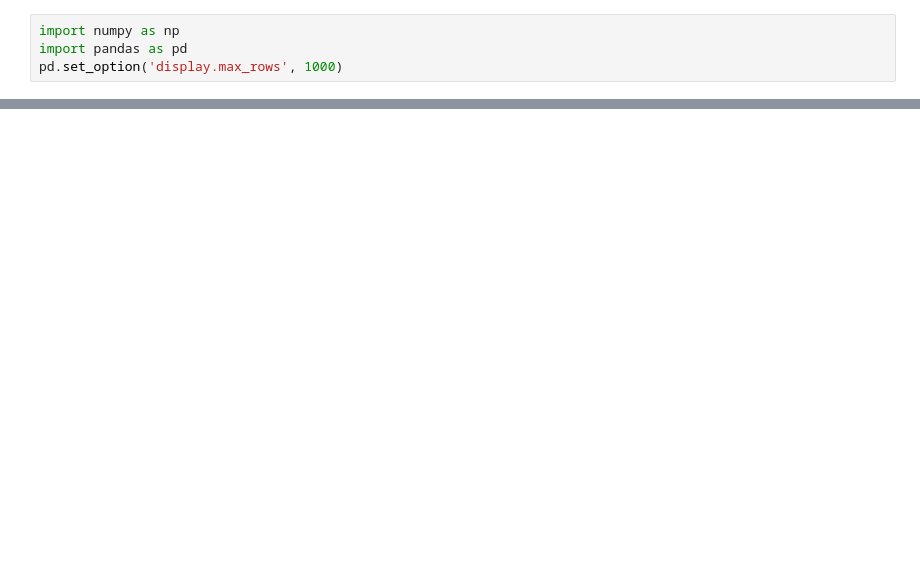
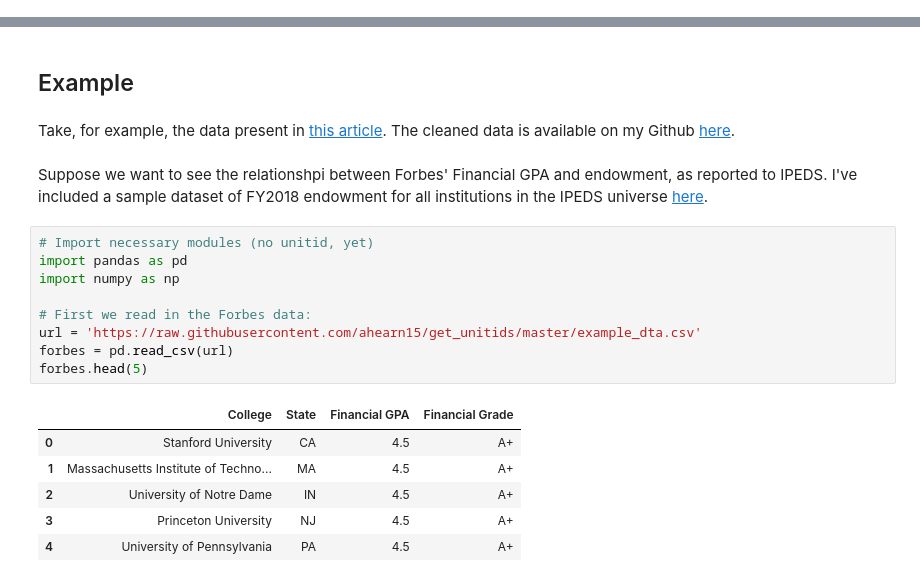
Before and after one commit to ahearn15/get_unitids, a Jupyter notebook: example.ipynb, the cells around one changed output, grey strips where cells are left out. Drawn from its saved outputs; the diff is of its cells as text; blank space fills up the shorter version.

Commit message:
add example and readme

```diff
--- a/example.ipynb
+++ b/example.ipynb
@@ -1,4 +0,0 @@
-# %%
-import numpy as np
-import pandas as pd
-pd.set_option('display.max_rows', 1000)
@@ -442,0 +19,22 @@ Warnings:
+# %% [markdown]
+## Example
+# %% [markdown]
+Take, for example, the data present in [this article](https://www.forbes.com/sites/schifrin/2019/11/27/dawn-of-the-dead-for-hundreds-of-the-nations-private-colleges-its-merge-or-perish/#77a18358770d). The cleaned data is available on my Github [here](https://raw.githubusercontent.com/ahearn15/get_unitids/master/example_dta.csv).
+# %% [markdown]
+Suppose we want to see the relationshpi between Forbes' Financial GPA and endowment, as reported to IPEDS. I've included a sample dataset of FY2018 endowment for all institutions in the IPEDS universe [here](https://raw.githubusercontent.com/ahearn15/get_unitids/master/ipeds_example.csv).
+# %%
+# Import necessary modules (no unitid, yet)
+import pandas as pd
+import numpy as np
+
+# First we read in the Forbes data:
+url = 'https://raw.githubusercontent.com/ahearn15/get_unitids/master/example_dta.csv'
+forbes = pd.read_csv(url)
+forbes.head(5)
+# %% [output]
+|  | College | State | Financial GPA | Financial Grade |
+| 0 | Stanford University | CA | 4.5 | A+ |
+| 1 | Massachusetts Institute of Techno... | MA | 4.5 | A+ |
+| 2 | University of Notre Dame | IN | 4.5 | A+ |
+| 3 | Princeton University | NJ | 4.5 | A+ |
+| 4 | University of Pennsylvania | PA | 4.5 | A+ |
```
Also changed, not shown: parts of 56 cells of this notebook, 28 other files.
